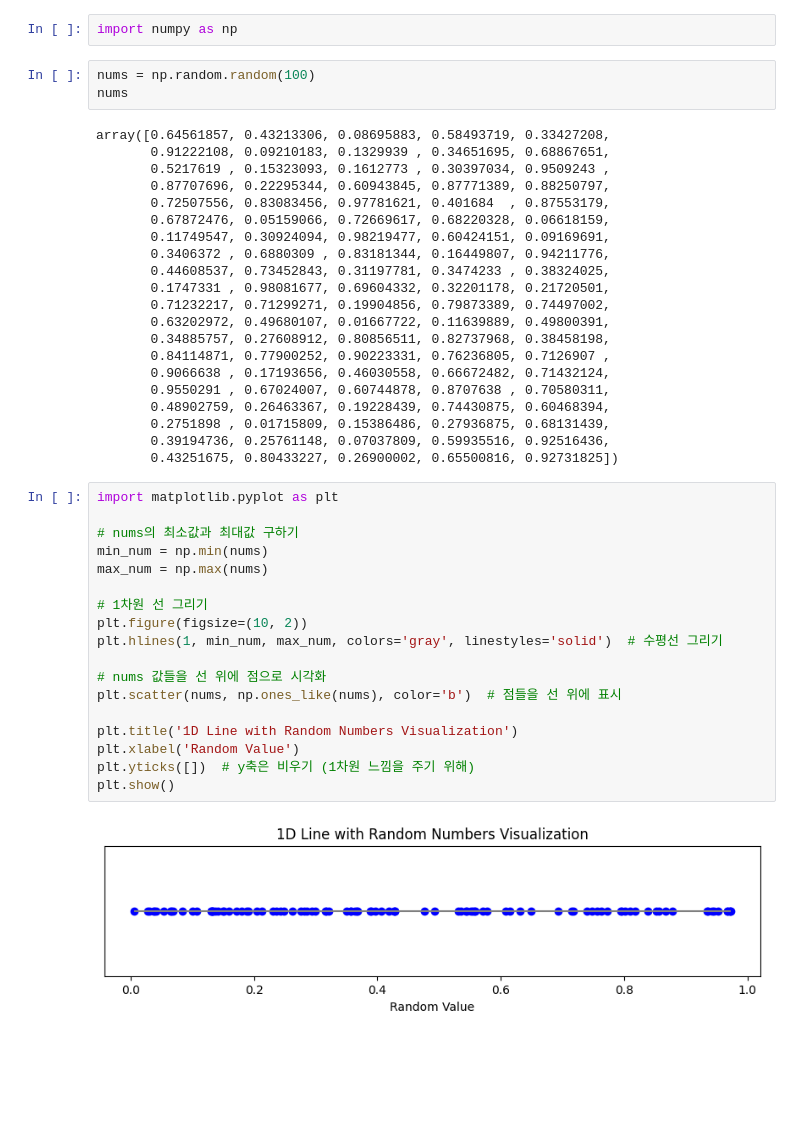
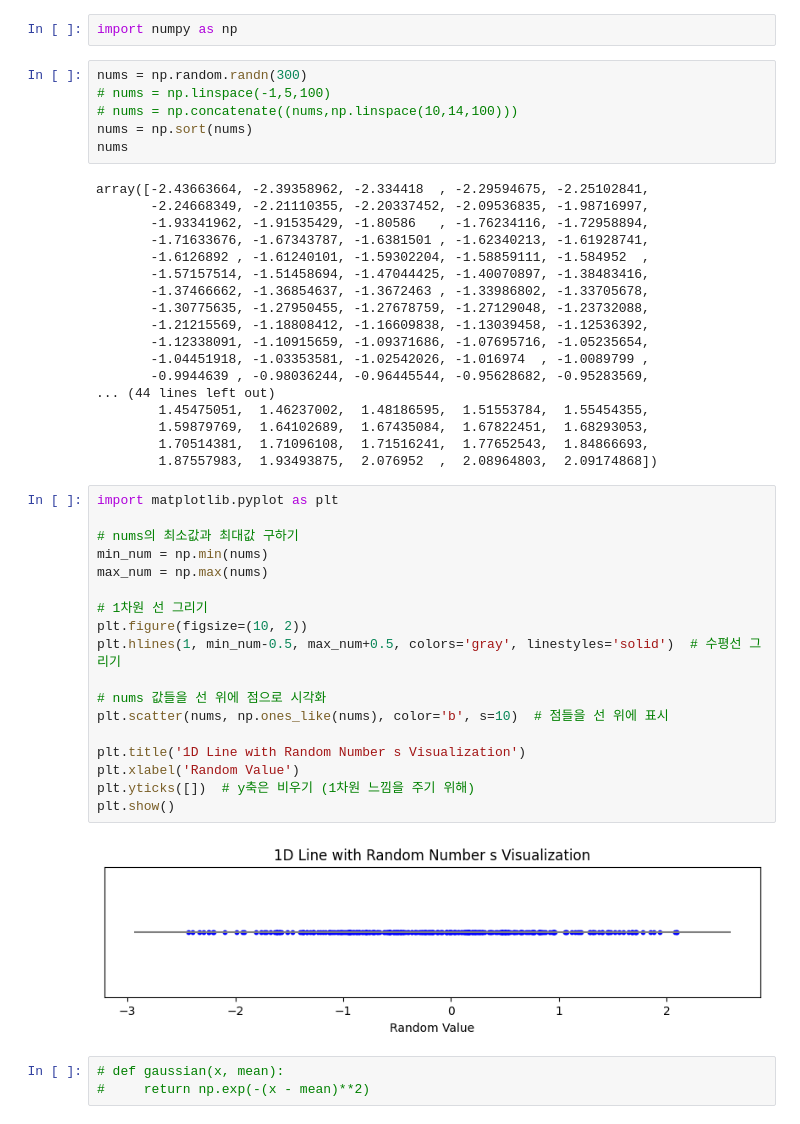
Before and after one commit to vinca0224/3D, a Jupyter notebook: uniform.ipynb, the cells around one changed output. Saved outputs shown, nothing was run; the diff lists cells and outputs as text; blank space fills up the shorter version.

```diff
--- a/uniform.ipynb
+++ b/uniform.ipynb
@@ -1,46 +1,49 @@
 # %%
 import numpy as np
 # %%
-nums = np.random.random(100)
+nums = np.random.randn(300)
+# nums = np.linspace(-1,5,100)
+# nums = np.concatenate((nums,np.linspace(10,14,100)))
+nums = np.sort(nums)
 nums
 # %% [output]
-array([0.64561857, 0.43213306, 0.08695883, 0.58493719, 0.33427208,
-       0.91222108, 0.09210183, 0.1329939 , 0.34651695, 0.68867651,
-       0.5217619 , 0.15323093, 0.1612773 , 0.30397034, 0.9509243 ,
-       0.87707696, 0.22295344, 0.60943845, 0.87771389, 0.88250797,
-       0.72507556, 0.83083456, 0.97781621, 0.401684  , 0.87553179,
-       0.67872476, 0.05159066, 0.72669617, 0.68220328, 0.06618159,
-       0.11749547, 0.30924094, 0.98219477, 0.60424151, 0.09169691,
-       0.3406372 , 0.6880309 , 0.83181344, 0.16449807, 0.94211776,
-       0.44608537, 0.73452843, 0.31197781, 0.3474233 , 0.38324025,
-       0.1747331 , 0.98081677, 0.69604332, 0.32201178, 0.21720501,
-       0.71232217, 0.71299271, 0.19904856, 0.79873389, 0.74497002,
-       0.63202972, 0.49680107, 0.01667722, 0.11639889, 0.49800391,
-       0.34885757, 0.27608912, 0.80856511, 0.82737968, 0.38458198,
-       0.84114871, 0.77900252, 0.90223331, 0.76236805, 0.7126907 ,
-       0.9066638 , 0.17193656, 0.46030558, 0.66672482, 0.71432124,
-       0.9550291 , 0.67024007, 0.60744878, 0.8707638 , 0.70580311,
-       0.48902759, 0.26463367, 0.19228439, 0.74430875, 0.60468394,
-       0.2751898 , 0.01715809, 0.15386486, 0.27936875, 0.68131439,
-       0.39194736, 0.25761148, 0.07037809, 0.59935516, 0.92516436,
-       0.43251675, 0.80433227, 0.26900002, 0.65500816, 0.92731825])
+array([-2.43663664, -2.39358962, -2.334418  , -2.29594675, -2.25102841,
+       -2.24668349, -2.21110355, -2.20337452, -2.09536835, -1.98716997,
+       -1.93341962, -1.91535429, -1.80586   , -1.76234116, -1.72958894,
+       -1.71633676, -1.67343787, -1.6381501 , -1.62340213, -1.61928741,
+       -1.6126892 , -1.61240101, -1.59302204, -1.58859111, -1.584952  ,
+       -1.57157514, -1.51458694, -1.47044425, -1.40070897, -1.38483416,
+       -1.37466662, -1.36854637, -1.3672463 , -1.33986802, -1.33705678,
+       -1.30775635, -1.27950455, -1.27678759, -1.27129048, -1.23732088,
+       -1.21215569, -1.18808412, -1.16609838, -1.13039458, -1.12536392,
+       -1.12338091, -1.10915659, -1.09371686, -1.07695716, -1.05235654,
+       -1.04451918, -1.03353581, -1.02542026, -1.016974  , -1.0089799 ,
+       -0.9944639 , -0.98036244, -0.96445544, -0.95628682, -0.95283569,
+... (44 lines left out)
+        1.45475051,  1.46237002,  1.48186595,  1.51553784,  1.55454355,
+        1.59879769,  1.64102689,  1.67435084,  1.67822451,  1.68293053,
+        1.70514381,  1.71096108,  1.71516241,  1.77652543,  1.84866693,
+        1.87557983,  1.93493875,  2.076952  ,  2.08964803,  2.09174868])
 # %%
 import matplotlib.pyplot as plt
 
 # nums의 최소값과 최대값 구하기
 min_num = np.min(nums)
 max_num = np.max(nums)
 
 # 1차원 선 그리기
 plt.figure(figsize=(10, 2))
-plt.hlines(1, min_num, max_num, colors='gray', linestyles='solid')  # 수평선 그리기
+plt.hlines(1, min_num-0.5, max_num+0.5, colors='gray', linestyles='solid')  # 수평선 그리기
 
 # nums 값들을 선 위에 점으로 시각화
-plt.scatter(nums, np.ones_like(nums), color='b')  # 점들을 선 위에 표시
+plt.scatter(nums, np.ones_like(nums), color='b', s=10)  # 점들을 선 위에 표시
 
-plt.title('1D Line with Random Numbers Visualization')
+plt.title('1D Line with Random Number s Visualization')
 plt.xlabel('Random Value')
 plt.yticks([])  # y축은 비우기 (1차원 느낌을 주기 위해)
 plt.show()
 # %% [output]
-[figure, old version]
+[figure, new version]
+# %%
+# def gaussian(x, mean):
+#     return np.exp(-(x - mean)**2)
```
Also changed, not shown: parts of 2 cells of this notebook.
